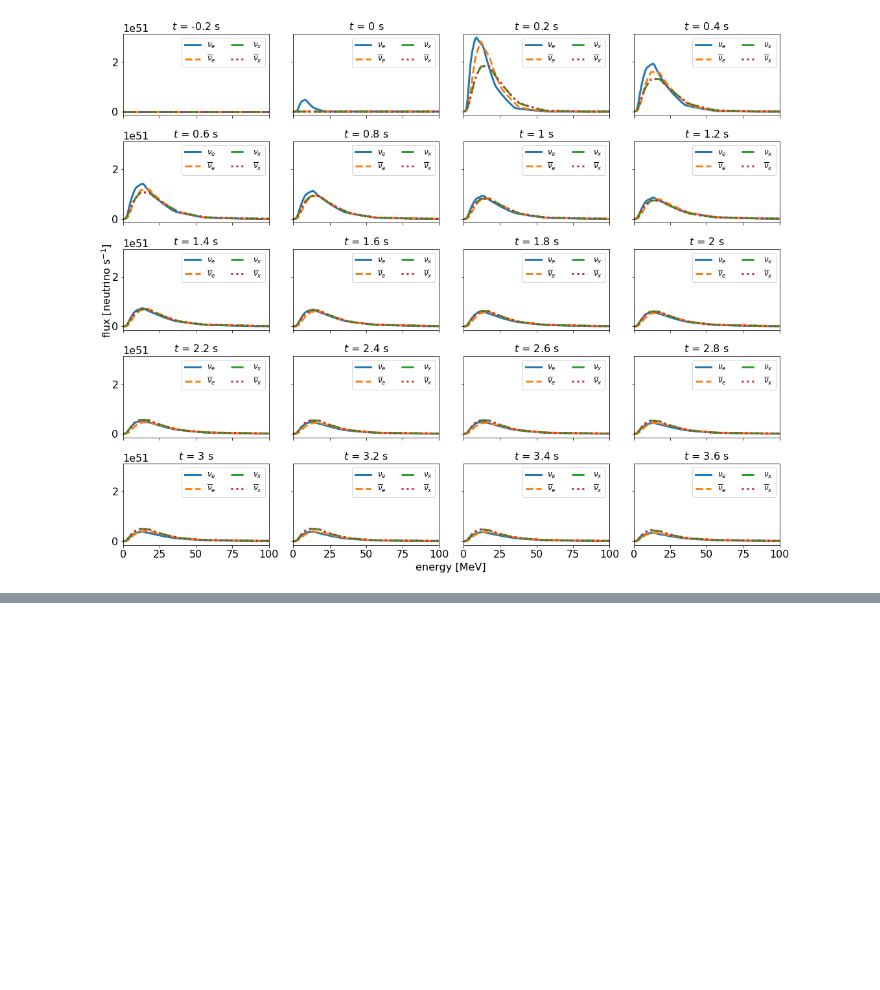
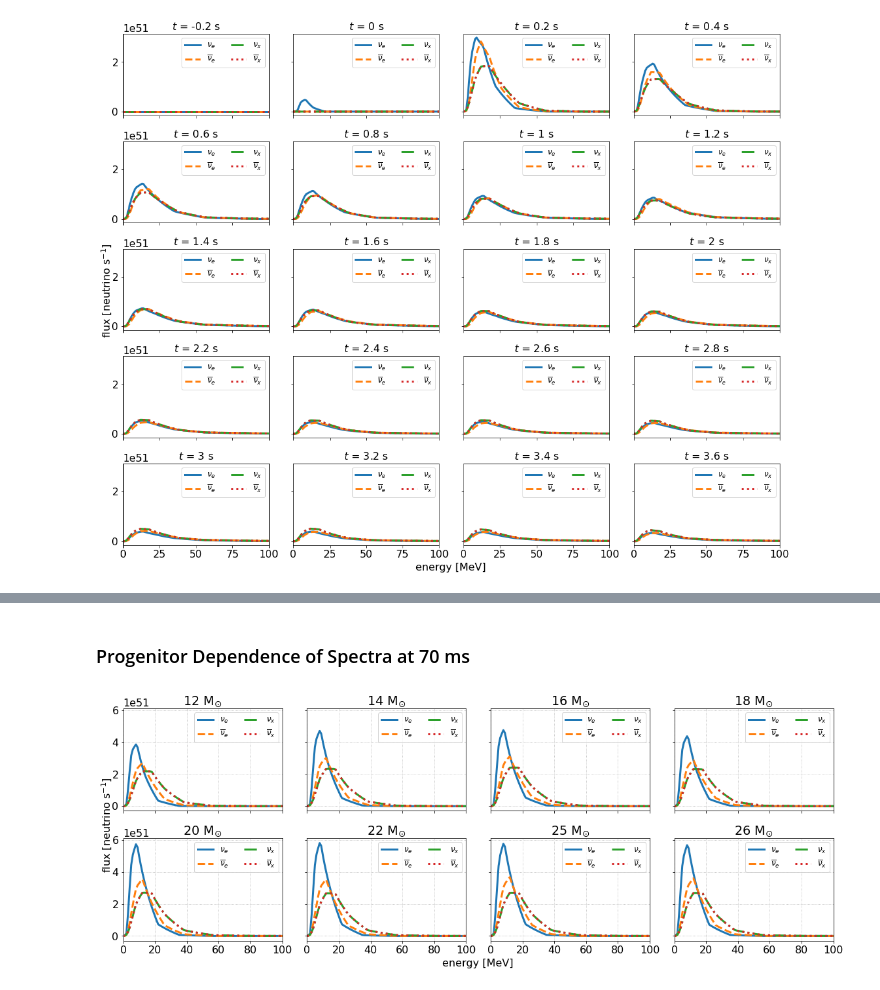
Before and after one commit to SNEWS2/snewpy, a Jupyter notebook: models/Fornax_2019/data/Fornax2D.ipynb, the cells around one changed output, grey strips where cells are left out. Drawn from its saved outputs; the diff is of its cells as text; code cells hidden in the pictures; blank space fills up the shorter version.

Commit message:
Draw progenitor dependence.

```diff
--- a/models/Fornax_2019/data/Fornax2D.ipynb
+++ b/models/Fornax_2019/data/Fornax2D.ipynb
@@ -207,0 +230,24 @@ ax.legend(ncol=3, fontsize=12);
+# %% [markdown]
+### Progenitor Dependence of Spectra at 70 ms
+# %%
+t = 70*u.ms
+E = np.arange(0, 101, 1) * u.MeV
+
+fig, axes = plt.subplots(2,4, figsize=(16,6), sharex=True, sharey=True, tight_layout=True)
+
+linestyles = ['-', '--', '-.', ':']
+
+for file, ax in zip(files, axes.flatten()):
+    model = Fornax2D(file)
+    spectra = model.get_initialspectra(t, E)
+    for line, flavor in zip(linestyles, Flavor):
+        ax.plot(E, spectra[flavor], lw=3, ls=line, label=flavor.to_tex())
+    ax.set(xlim=(0,100))
+    ax.set_title('${0.value:g}$ {0.unit:latex}'.format(model.progenitor_mass))
+    ax.legend(loc='upper right', ncol=2, fontsize=12)
+    ax.grid(ls=':')
+
+fig.text(0.5, 0., 'energy [MeV]', ha='center')
+fig.text(0., 0.5, 'flux [neutrino s$^{-1}$]', va='center', rotation='vertical');
+# %% [output]
+[figure, added]
```
Also changed, not shown: parts of 8 cells of this notebook.
